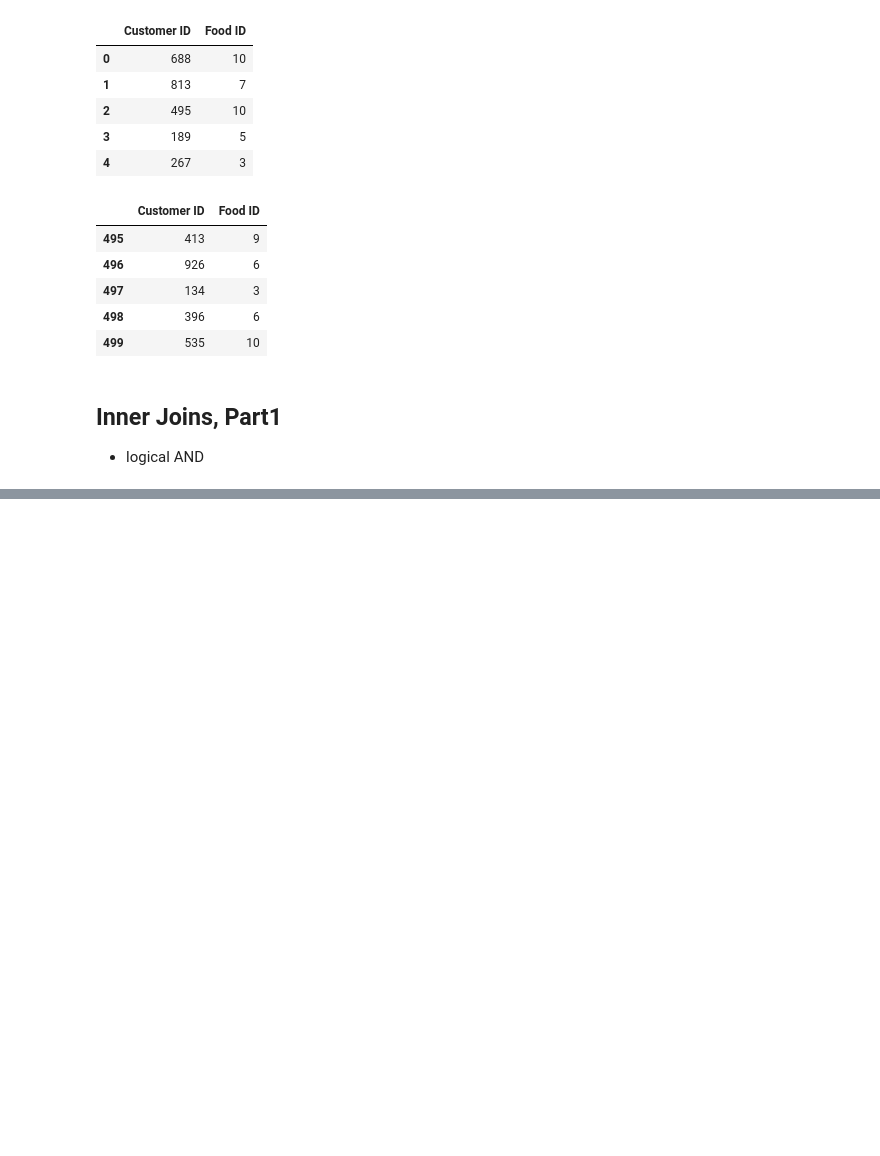
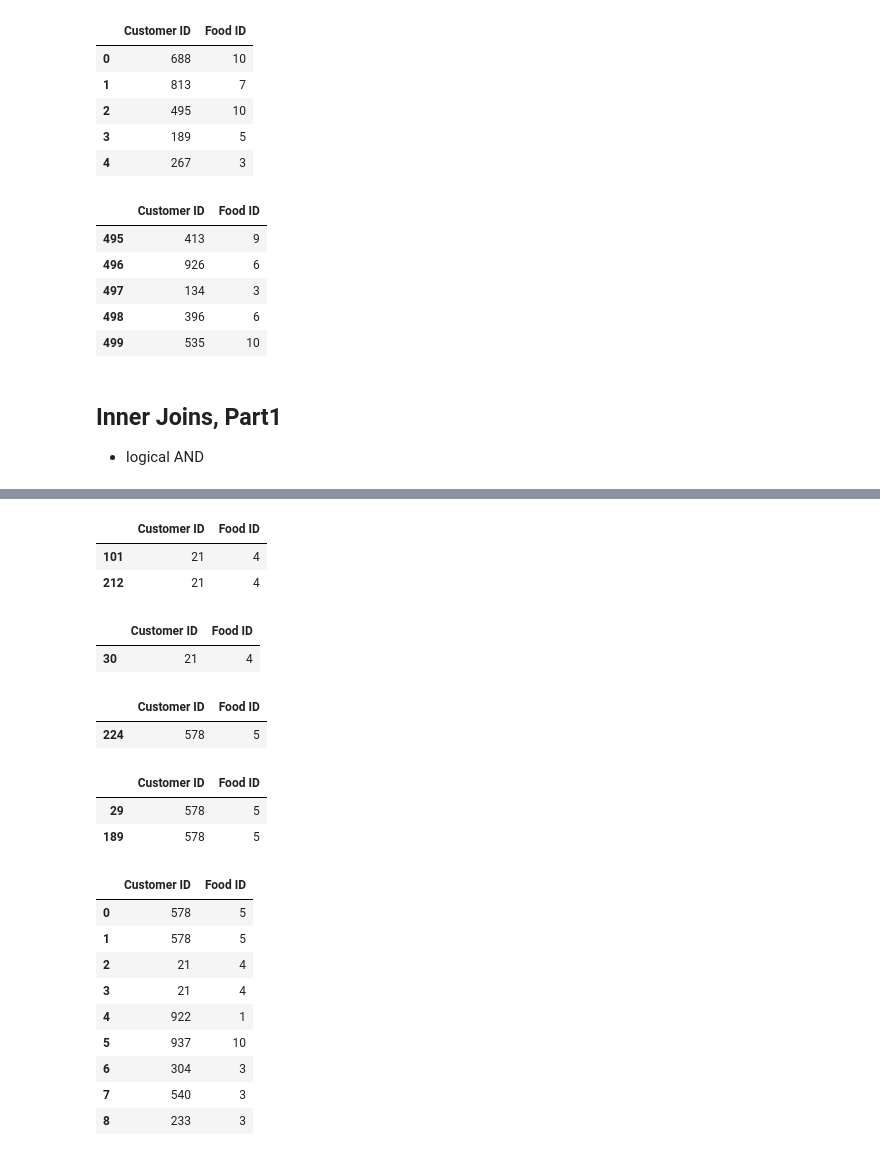
Before and after one commit to YoheiKo/DA_with_pandas_udemy, a Jupyter notebook: merging_joining.ipynb, the cells around one changed output, grey strips where cells are left out. Cells and saved outputs as stored; diff of their text form; code cells hidden in the pictures; blank space fills up the shorter version.

```diff
--- a/merging_joining.ipynb
+++ b/merging_joining.ipynb
@@ -209,0 +266,36 @@ week1.merge(week2, how = "inner", on = "Customer ID")
+# %%
+# We have some duplicates in this DataFrame
+week1[week1["Customer ID"] == 21] #Customer 21 came 2 times and ordered the same Food
+# %% [output]
+|  | Customer ID | Food ID |
+| 101 | 21 | 4 |
+| 212 | 21 | 4 |
+# %%
+week2[week2["Customer ID"] == 21] #Customer 21 ordered the same Food
+# %% [output]
+|  | Customer ID | Food ID |
+| 30 | 21 | 4 |
+# %%
+week1[week1["Customer ID"] == 578]
+# %% [output]
+|  | Customer ID | Food ID |
+| 224 | 578 | 5 |
+# %%
+week2[week2["Customer ID"] == 578]
+# %% [output]
+|  | Customer ID | Food ID |
+| 29 | 578 | 5 |
+| 189 | 578 | 5 |
+# %%
+week2.merge(week1, how = "inner", on = ["Customer ID", "Food ID"])
+# %% [output]
+|  | Customer ID | Food ID |
+| 0 | 578 | 5 |
+| 1 | 578 | 5 |
+| 2 | 21 | 4 |
+| 3 | 21 | 4 |
+| 4 | 922 | 1 |
+| 5 | 937 | 10 |
+| 6 | 304 | 3 |
+| 7 | 540 | 3 |
+| 8 | 233 | 3 |
```
Also changed, not shown: parts of 16 cells of this notebook.
